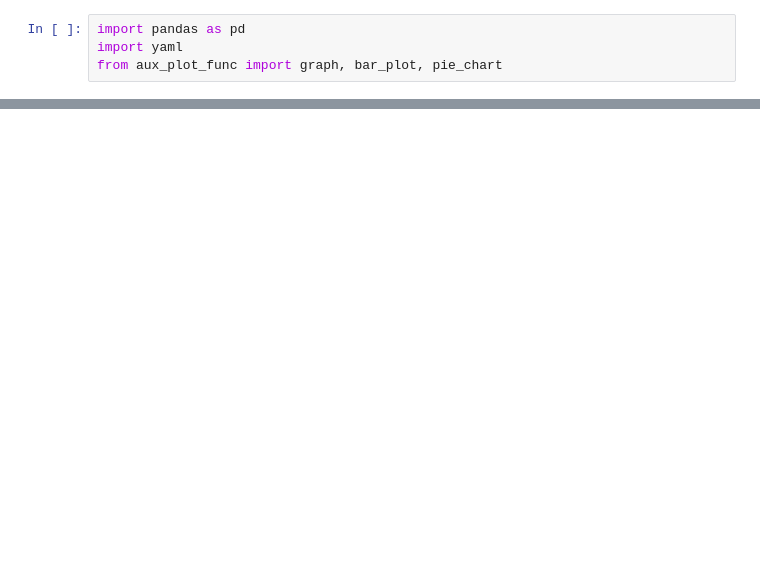
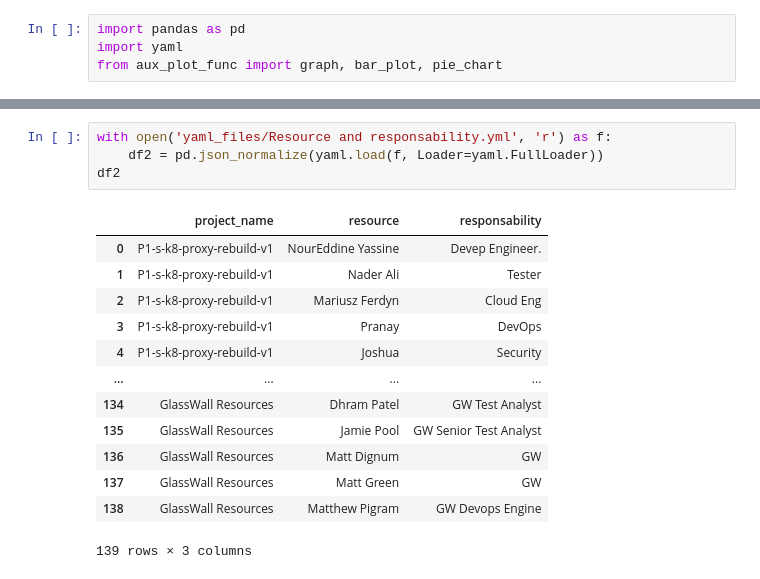
Before and after one commit to lucia15/k8-data-visualization, a Jupyter notebook: upwork-devs/Pappaterra-Lucia/Org_Chart_Vis.ipynb, the cells around one changed output, grey strips where cells are left out. Saved outputs shown, nothing was run; the diff lists cells and outputs as text; blank space fills up the shorter version.

```diff
--- a/upwork-devs/Pappaterra-Lucia/Org_Chart_Vis.ipynb
+++ b/upwork-devs/Pappaterra-Lucia/Org_Chart_Vis.ipynb
@@ -26 +52,19 @@ df
+# %%
+with open('yaml_files/Resource and responsability.yml', 'r') as f:
+    df2 = pd.json_normalize(yaml.load(f, Loader=yaml.FullLoader))
+df2
+# %% [output]
+|  | project_name | resource | responsability |
+| 0 | P1-s-k8-proxy-rebuild-v1 | NourEddine Yassine | Devep Engineer. |
+| 1 | P1-s-k8-proxy-rebuild-v1 | Nader Ali | Tester |
+| 2 | P1-s-k8-proxy-rebuild-v1 | Mariusz Ferdyn | Cloud Eng |
+| 3 | P1-s-k8-proxy-rebuild-v1 | Pranay | DevOps |
+| 4 | P1-s-k8-proxy-rebuild-v1 | Joshua | Security |
+| ... | ... | ... | ... |
+| 134 | GlassWall Resources | Dhram Patel | GW Test Analyst |
+| 135 | GlassWall Resources | Jamie Pool | GW Senior Test Analyst |
+| 136 | GlassWall Resources | Matt Dignum | GW |
+| 137 | GlassWall Resources | Matt Green | GW |
+| 138 | GlassWall Resources | Matthew Pigram | GW Devops Engine |
+139 rows × 3 columns
 # %%
```
Also changed, not shown: parts of 5 cells of this notebook, 1 other file.
